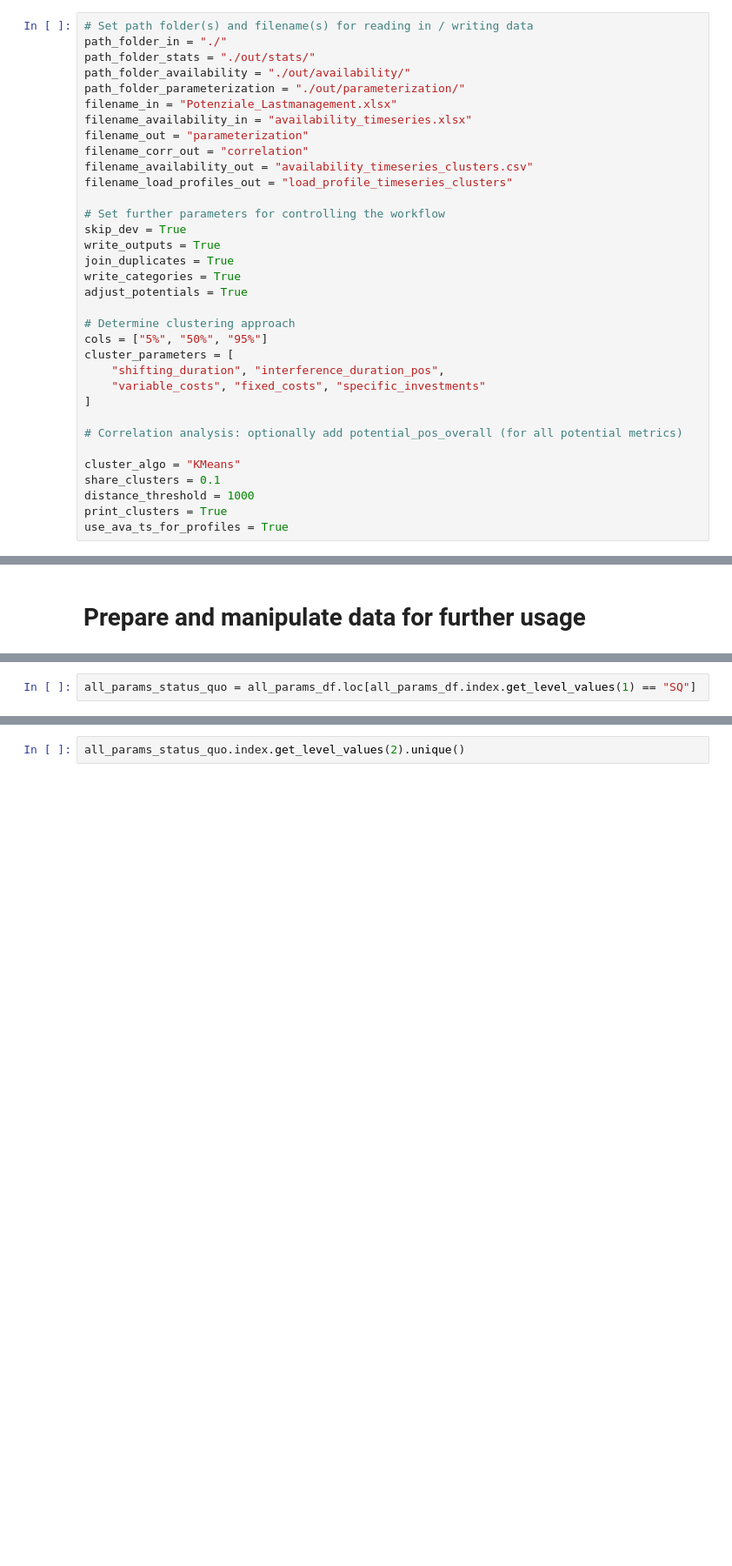
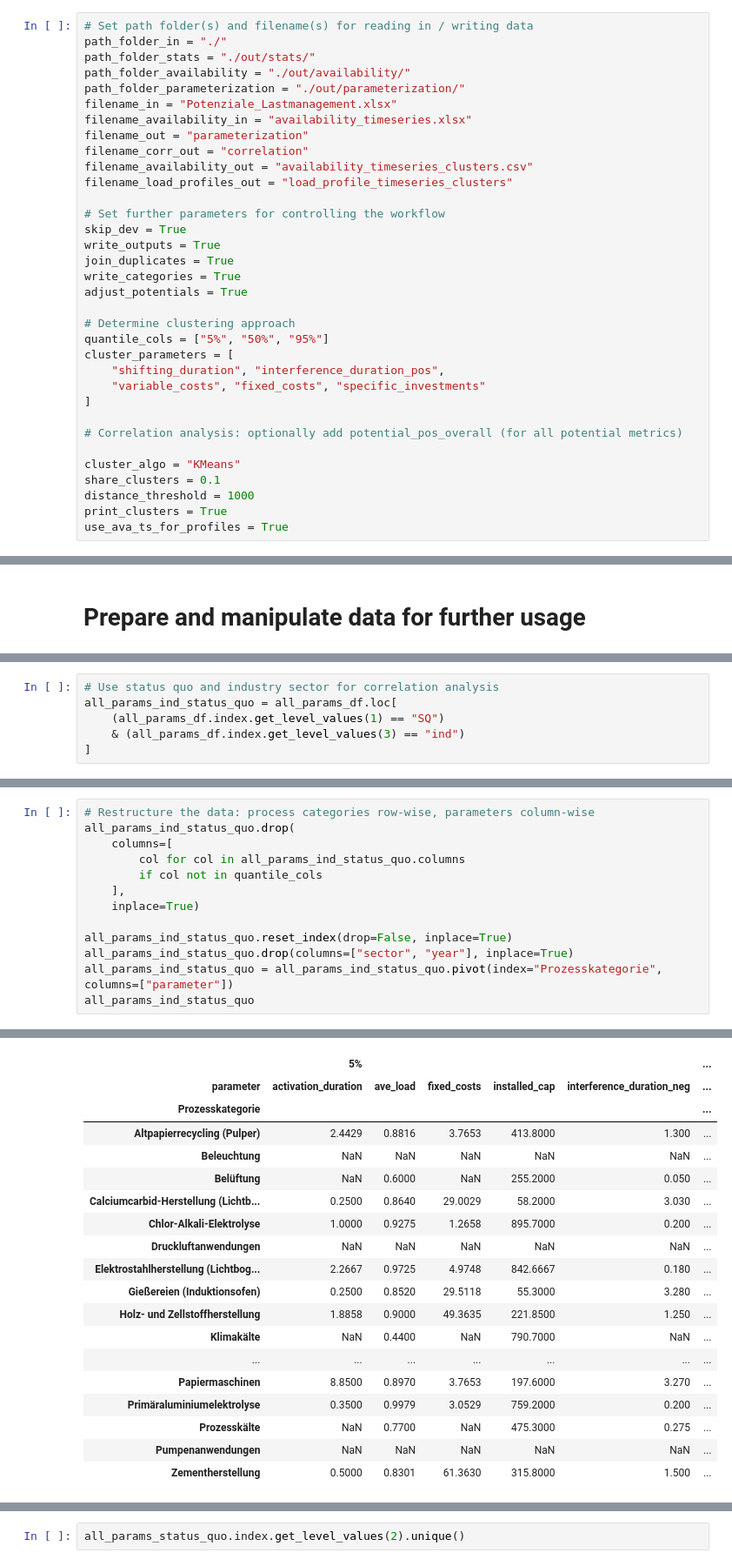
Before and after one commit to jokochems/DR_Potentials, a Jupyter notebook: DR_potential_clustering.ipynb, the cells around one changed output, grey strips where cells are left out. Shown at 87% size. Saved outputs shown, nothing was run; the diff lists cells and outputs as text; blank space fills up the shorter version.

Commit message:
Add intermediate draft
TODO:
Resume with correlation analysis / data restructuring

```diff
--- a/DR_potential_clustering.ipynb
+++ b/DR_potential_clustering.ipynb
@@ -131,7 +131,7 @@ write_categories = True
 adjust_potentials = True
 
 # Determine clustering approach
-cols = ["5%", "50%", "95%"]
+quantile_cols = ["5%", "50%", "95%"]
 cluster_parameters = [
     "shifting_duration", "interference_duration_pos",
     "variable_costs", "fixed_costs", "specific_investments"
@@ -446,2 +462,6 @@ all_params_df
 # %%
-all_params_status_quo = all_params_df.loc[all_params_df.index.get_level_values(1) == "SQ"]
+# Use status quo and industry sector for correlation analysis
+all_params_ind_status_quo = all_params_df.loc[
+    (all_params_df.index.get_level_values(1) == "SQ")
+    & (all_params_df.index.get_level_values(3) == "ind")
+]
@@ -469,0 +468,14 @@ ValueError: Index contains duplicate entries, cannot reshape
+# %%
+# Restructure the data: process categories row-wise, parameters column-wise
+all_params_ind_status_quo.drop(
+    columns=[
+        col for col in all_params_ind_status_quo.columns
+        if col not in quantile_cols
+    ],
+    inplace=True)
+
+all_params_ind_status_quo.reset_index(drop=False, inplace=True)
+all_params_ind_status_quo.drop(columns=["sector", "year"], inplace=True)
+all_params_ind_status_quo = all_params_ind_status_quo.pivot(index="Prozesskategorie", columns=["parameter"])
+all_params_ind_status_quo
+# %% [output]
@@ -469,0 +486,19 @@ ValueError: Index contains duplicate entries, cannot reshape
+|  | 5% |  |  |  |  | ... |
+| parameter | activation_duration | ave_load | fixed_costs | installed_cap | interference_duration_neg | ... |
+| Prozesskategorie |  |  |  |  |  | ... |
+| Altpapierrecycling (Pulper) | 2.4429 | 0.8816 | 3.7653 | 413.8000 | 1.300 | ... |
+| Beleuchtung | NaN | NaN | NaN | NaN | NaN | ... |
+| Belüftung | NaN | 0.6000 | NaN | 255.2000 | 0.050 | ... |
+| Calciumcarbid-Herstellung (Lichtb... | 0.2500 | 0.8640 | 29.0029 | 58.2000 | 3.030 | ... |
+| Chlor-Alkali-Elektrolyse | 1.0000 | 0.9275 | 1.2658 | 895.7000 | 0.200 | ... |
+| Druckluftanwendungen | NaN | NaN | NaN | NaN | NaN | ... |
+| Elektrostahlherstellung (Lichtbog... | 2.2667 | 0.9725 | 4.9748 | 842.6667 | 0.180 | ... |
+| Gießereien (Induktionsofen) | 0.2500 | 0.8520 | 29.5118 | 55.3000 | 3.280 | ... |
+| Holz- und Zellstoffherstellung | 1.8858 | 0.9000 | 49.3635 | 221.8500 | 1.250 | ... |
+| Klimakälte | NaN | 0.4400 | NaN | 790.7000 | NaN | ... |
+| ... | ... | ... | ... | ... | ... | ... |
+| Papiermaschinen | 8.8500 | 0.8970 | 3.7653 | 197.6000 | 3.270 | ... |
+| Primäraluminiumelektrolyse | 0.3500 | 0.9979 | 3.0529 | 759.2000 | 0.200 | ... |
+| Prozesskälte | NaN | 0.7700 | NaN | 475.3000 | 0.275 | ... |
+| Pumpenanwendungen | NaN | NaN | NaN | NaN | NaN | ... |
+| Zementherstellung | 0.5000 | 0.8301 | 61.3630 | 315.8000 | 1.500 | ... |
```
Also changed, not shown: parts of 10 cells of this notebook.
